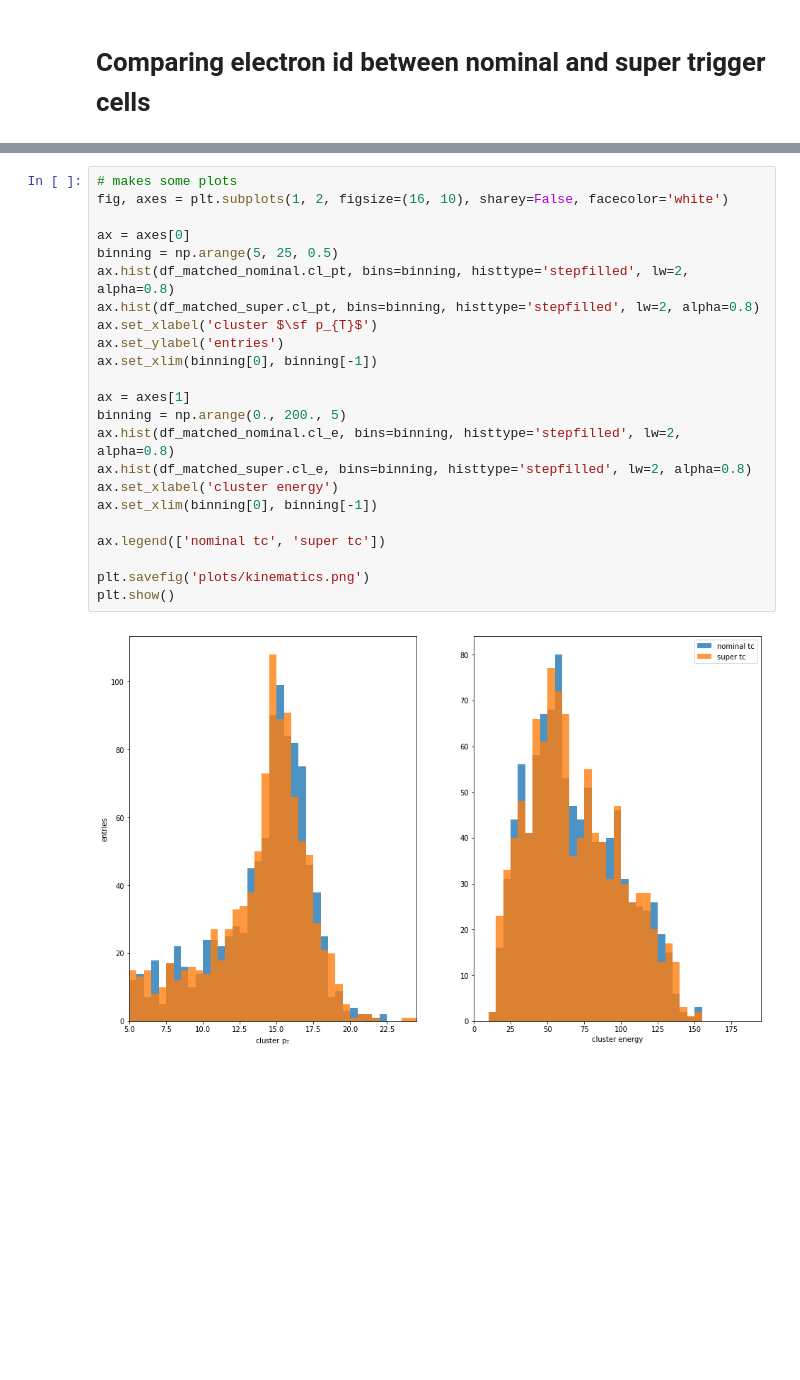
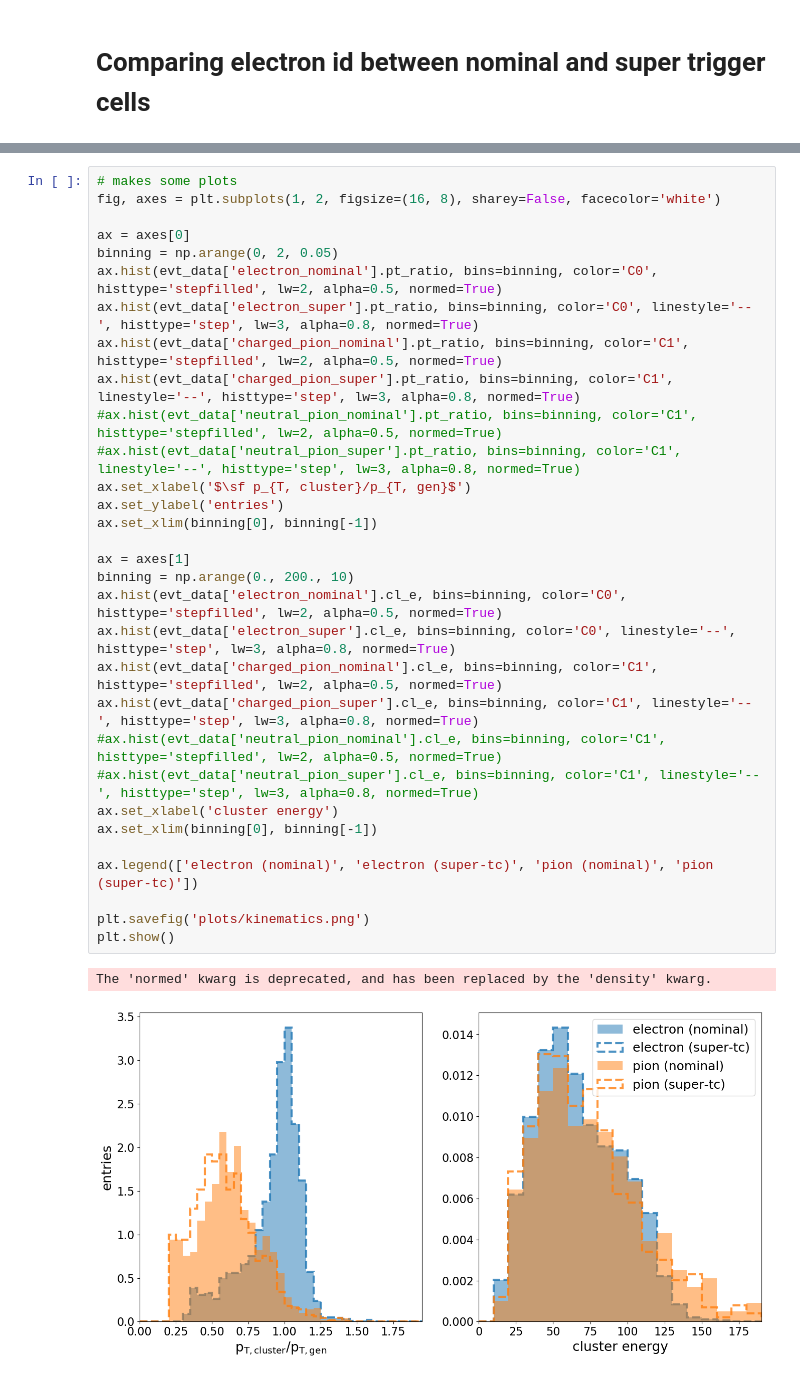
Before and after one commit to NWUHEP/hgcal-analysis, a Jupyter notebook: notebooks/electron_supertc_study.ipynb, the cells around one changed output, grey strips where cells are left out. Cells and saved outputs as stored; diff of their text form; blank space fills up the shorter version.

Commit message:
working on super TC study

```diff
--- a/notebooks/electron_supertc_study.ipynb
+++ b/notebooks/electron_supertc_study.ipynb
@@ -104,26 +131,35 @@ df_matched_super = pd.DataFrame(matched_data, index=np.arange(len(matched_data))
 # %%
 # makes some plots
-fig, axes = plt.subplots(1, 2, figsize=(16, 10), sharey=False, facecolor='white')
+fig, axes = plt.subplots(1, 2, figsize=(16, 8), sharey=False, facecolor='white')
 
 ax = axes[0]
-binning = np.arange(5, 25, 0.5)
-ax.hist(df_matched_nominal.cl_pt, bins=binning, histtype='stepfilled', lw=2, alpha=0.8)
-ax.hist(df_matched_super.cl_pt, bins=binning, histtype='stepfilled', lw=2, alpha=0.8)
-ax.set_xlabel('cluster $\sf p_{T}$')
+binning = np.arange(0, 2, 0.05)
+ax.hist(evt_data['electron_nominal'].pt_ratio, bins=binning, color='C0', histtype='stepfilled', lw=2, alpha=0.5, normed=True)
+ax.hist(evt_data['electron_super'].pt_ratio, bins=binning, color='C0', linestyle='--', histtype='step', lw=3, alpha=0.8, normed=True)
+ax.hist(evt_data['charged_pion_nominal'].pt_ratio, bins=binning, color='C1', histtype='stepfilled', lw=2, alpha=0.5, normed=True)
+ax.hist(evt_data['charged_pion_super'].pt_ratio, bins=binning, color='C1', linestyle='--', histtype='step', lw=3, alpha=0.8, normed=True)
+#ax.hist(evt_data['neutral_pion_nominal'].pt_ratio, bins=binning, color='C1', histtype='stepfilled', lw=2, alpha=0.5, normed=True)
+#ax.hist(evt_data['neutral_pion_super'].pt_ratio, bins=binning, color='C1', linestyle='--', histtype='step', lw=3, alpha=0.8, normed=True)
+ax.set_xlabel('$\sf p_{T, cluster}/p_{T, gen}$')
 ax.set_ylabel('entries')
 ax.set_xlim(binning[0], binning[-1])
 
 ax = axes[1]
-binning = np.arange(0., 200., 5)
-ax.hist(df_matched_nominal.cl_e, bins=binning, histtype='stepfilled', lw=2, alpha=0.8)
-ax.hist(df_matched_super.cl_e, bins=binning, histtype='stepfilled', lw=2, alpha=0.8)
+binning = np.arange(0., 200., 10)
+ax.hist(evt_data['electron_nominal'].cl_e, bins=binning, color='C0', histtype='stepfilled', lw=2, alpha=0.5, normed=True)
+ax.hist(evt_data['electron_super'].cl_e, bins=binning, color='C0', linestyle='--', histtype='step', lw=3, alpha=0.8, normed=True)
+ax.hist(evt_data['charged_pion_nominal'].cl_e, bins=binning, color='C1', histtype='stepfilled', lw=2, alpha=0.5, normed=True)
+ax.hist(evt_data['charged_pion_super'].cl_e, bins=binning, color='C1', linestyle='--', histtype='step', lw=3, alpha=0.8, normed=True)
+#ax.hist(evt_data['neutral_pion_nominal'].cl_e, bins=binning, color='C1', histtype='stepfilled', lw=2, alpha=0.5, normed=True)
+#ax.hist(evt_data['neutral_pion_super'].cl_e, bins=binning, color='C1', linestyle='--', histtype='step', lw=3, alpha=0.8, normed=True)
 ax.set_xlabel('cluster energy')
 ax.set_xlim(binning[0], binning[-1])
 
-ax.legend(['nominal tc', 'super tc'])
+ax.legend(['electron (nominal)', 'electron (super-tc)', 'pion (nominal)', 'pion (super-tc)'])
 
 plt.savefig('plots/kinematics.png')
 plt.show()
 # %% [output]
+The 'normed' kwarg is deprecated, and has been replaced by the 'density' kwarg.
-[figure, old version]
+[figure, new version]
 # %%
```
Also changed, not shown: parts of 5 cells of this notebook, 2 other files.
